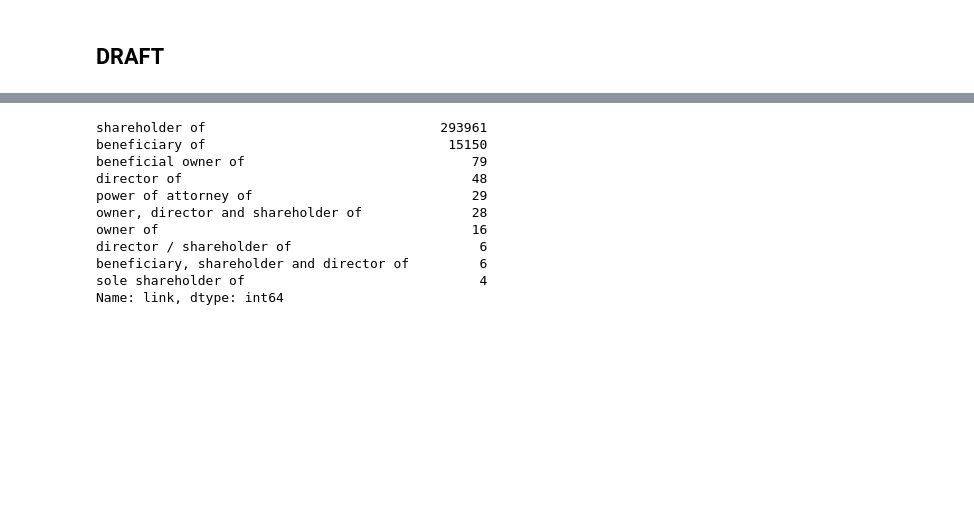
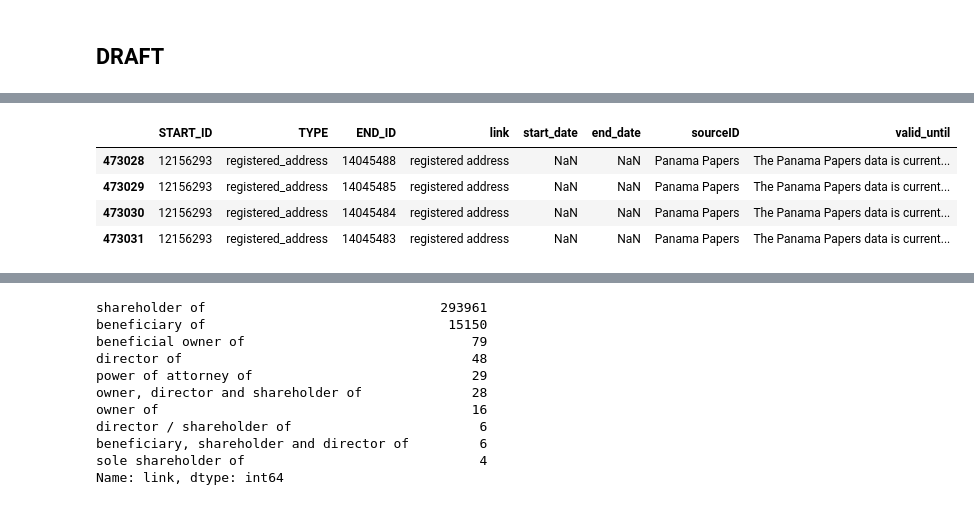
Before and after one commit to dimcel/Panama_papers_SQL, a Jupyter notebook: project.ipynb, the cells around one changed output, grey strips where cells are left out. Saved outputs shown, nothing was run; the diff lists cells and outputs as text; code cells hidden in the pictures; blank space fills up the shorter version.

```diff
--- a/project.ipynb
+++ b/project.ipynb
@@ -40,0 +81,8 @@ Shape of Edges end =  307082
+# %%
+edges_2[edges_2["START_ID"] == 12156293]
+# %% [output]
+|  | START_ID | TYPE | END_ID | link | start_date | end_date | sourceID | valid_until |
+| 473028 | 12156293 | registered_address | 14045488 | registered address | NaN | NaN | Panama Papers | The Panama Papers data is current... |
+| 473029 | 12156293 | registered_address | 14045485 | registered address | NaN | NaN | Panama Papers | The Panama Papers data is current... |
+| 473030 | 12156293 | registered_address | 14045484 | registered address | NaN | NaN | Panama Papers | The Panama Papers data is current... |
+| 473031 | 12156293 | registered_address | 14045483 | registered address | NaN | NaN | Panama Papers | The Panama Papers data is current... |
```
Also changed, not shown: parts of 5 cells of this notebook, 3 other files.
